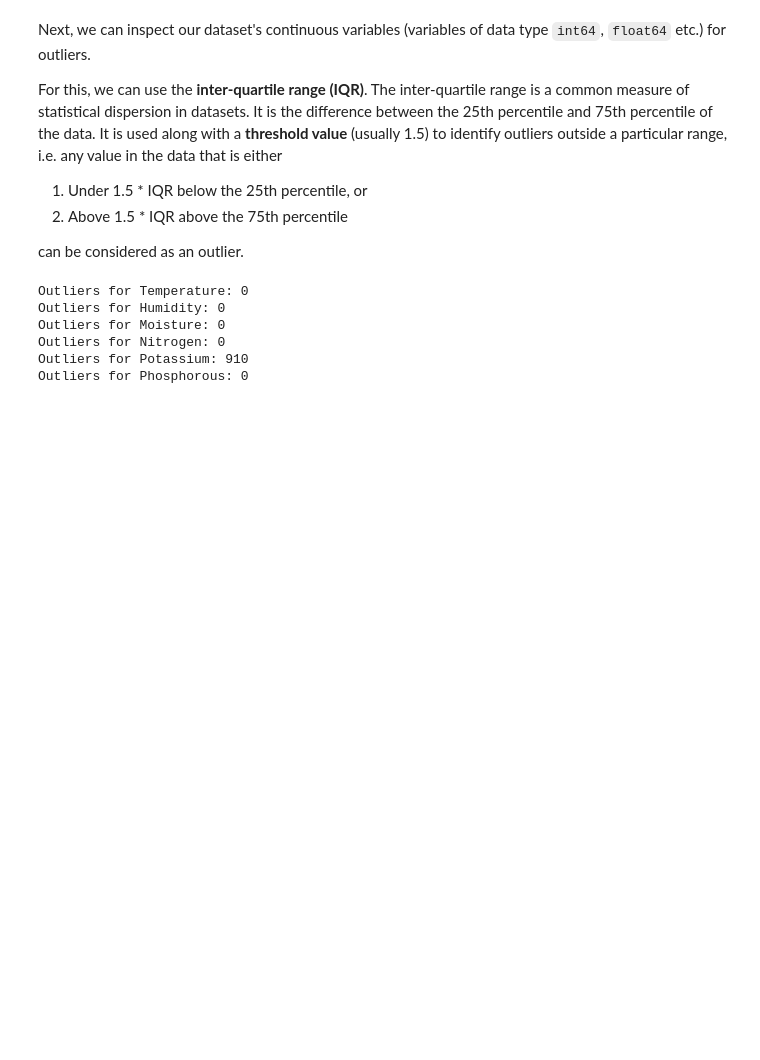
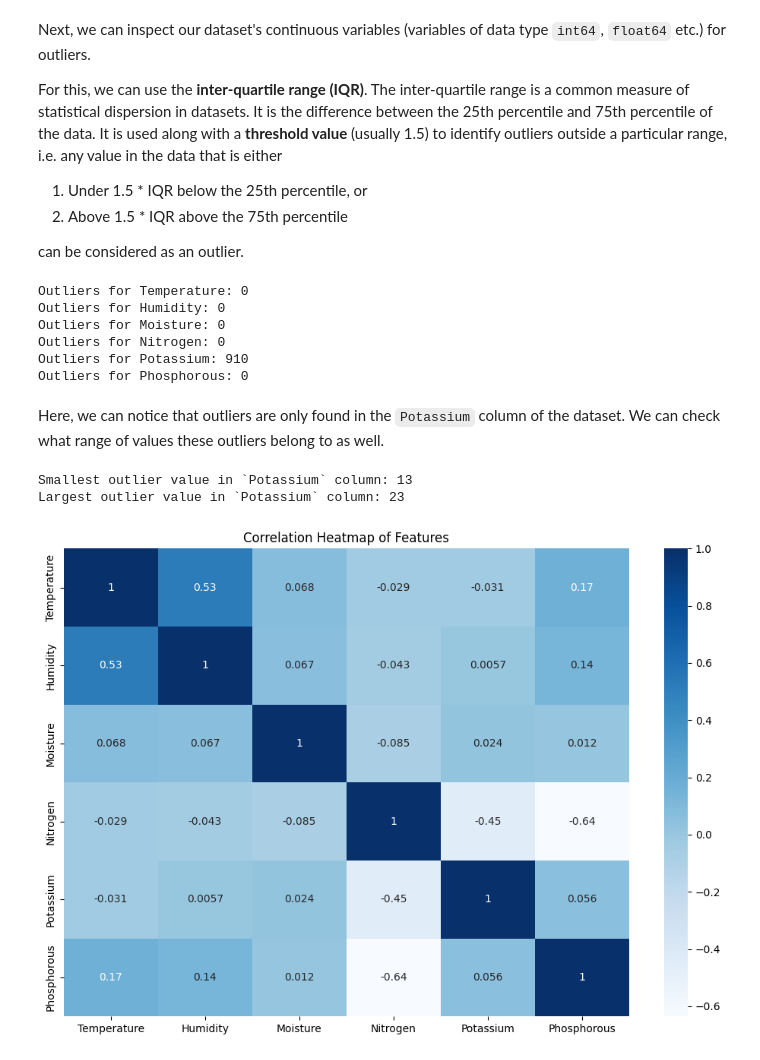
Before and after one commit to Caramel-Labs/pohora.lk, a Jupyter notebook: notebooks/experiments/First notebook.ipynb, the cells around one changed output. Drawn from its saved outputs; the diff is of its cells as text; code cells hidden in the pictures; blank space fills up the shorter version.

```diff
--- a/experiments/EXP1.ipynb
+++ b/notebooks/experiments/First notebook.ipynb
@@ -241,3 +239,38 @@ Outliers for Moisture: 0
 Outliers for Nitrogen: 0
 Outliers for Potassium: 910
 Outliers for Phosphorous: 0
+# %% [markdown]
+Here, we can notice that outliers are only found in the `Potassium` column of the dataset. We can check what range of values these outliers belong to as well.
+# %%
+# Get first quartile for `Potassium` column
+Q1 = df["Potassium"].quantile(0.25)
+
+# Get third quartile for `Potassium` column
+Q3 = df["Potassium"].quantile(0.75)
+
+# Get IQR for `Potassium` column
+IQR = Q3 - Q1
+
+# Get outlier values of `Potassium` content
+outliers_potassium = df[(df["Potassium"] < Q1 - threshold * IQR) | (df["Potassium"] > Q3 + threshold * IQR)]
+
+print(f"Smallest outlier value in `Potassium` column: {outliers_potassium.min()["Potassium"]}")
+print(f"Largest outlier value in `Potassium` column: {outliers_potassium.max()["Potassium"]}")
+# %% [output]
+Smallest outlier value in `Potassium` column: 13
+Largest outlier value in `Potassium` column: 23
+# %%
+# Draw correlation heatmap
+
+corr = df.select_dtypes("number").corr()
+
+plt.figure(figsize=(12, 8))
+sns.heatmap(
+    corr,
+    cmap="Blues",
+    annot=True,
+)
+plt.title("Correlation Heatmap of Features")
+plt.show()
+# %% [output]
+[figure, added]
```
Also changed, not shown: parts of 7 cells of this notebook, 2 other files.
